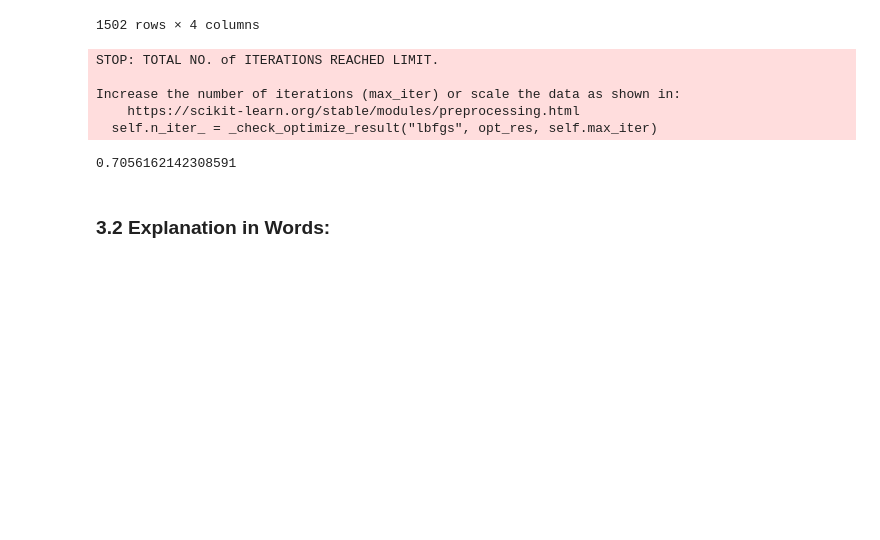
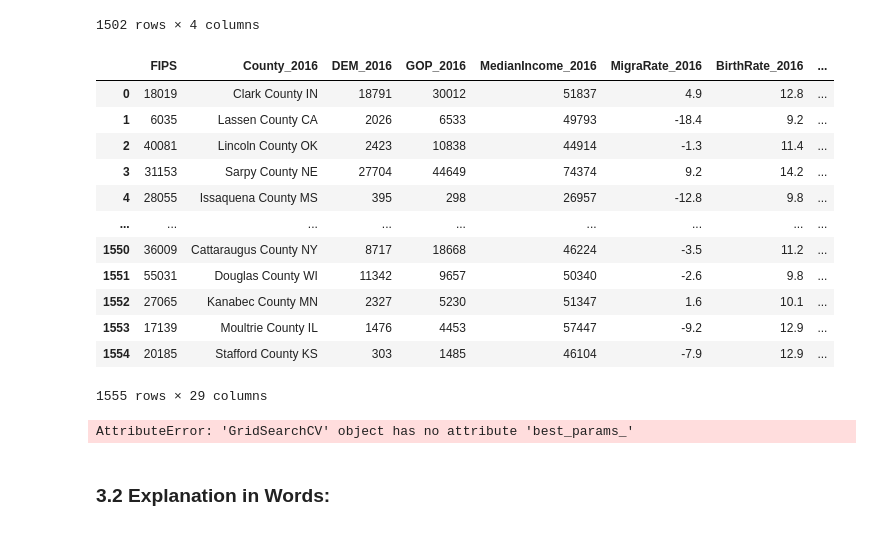
Before and after one commit to jcm497/MLFinalProj, a Jupyter notebook: CS 4780 Final Project Student Template.ipynb, the cells around one changed output. Saved outputs shown, nothing was run; the diff lists cells and outputs as text; code cells hidden in the pictures; blank space fills up the shorter version.

Commit message:
mlp_model

```diff
--- a/CS 4780 Final Project Student Template.ipynb
+++ b/CS 4780 Final Project Student Template.ipynb
@@ -207,7 +207,7 @@ df_combined["BirthRateChange"] = df_combined["BirthRate_2016"] - df_combined["Bi
 df_combined["DeathRateChange"] = df_combined["DeathRate_2016"] - df_combined["DeathRate_2012"]
 df_combined["BachelorRateChange"] = df_combined["BachelorRate_2016"] - df_combined["BachelorRate_2012"]
 df_combined["UnemploymentRateChange"] = df_combined["UnemploymentRate_2016"] - df_combined["UnemploymentRate_2012"]
-df_combined["DemLeadPercent_2012"] = 100*(df_combined["DEM_2012"] - df_combined["GOP_2012"]) / df_combined["TotalVoters_2012"]
+# df_combined["DemLeadPercent_2012"] = 100*(df_combined["DEM_2012"] - df_combined["GOP_2012"]) / df_combined["TotalVoters_2012"]
 # %%
 # df_2012
 df_combined.to_csv(path_or_buf="df_combined.csv", index=False)
@@ -249,3 +249,19 @@ df_graph_aggregated
 | 1500 | 56043 | 0 | 4 | 0.0 |
 | 1501 | 56045 | 0 | 4 | 0.0 |
 1502 rows × 4 columns
+# %%
+df_combined
+# %% [output]
+|  | FIPS | County_2016 | DEM_2016 | GOP_2016 | MedianIncome_2016 | MigraRate_2016 | BirthRate_2016 | ... |
+| 0 | 18019 | Clark County IN | 18791 | 30012 | 51837 | 4.9 | 12.8 | ... |
+| 1 | 6035 | Lassen County CA | 2026 | 6533 | 49793 | -18.4 | 9.2 | ... |
+| 2 | 40081 | Lincoln County OK | 2423 | 10838 | 44914 | -1.3 | 11.4 | ... |
+| 3 | 31153 | Sarpy County NE | 27704 | 44649 | 74374 | 9.2 | 14.2 | ... |
+| 4 | 28055 | Issaquena County MS | 395 | 298 | 26957 | -12.8 | 9.8 | ... |
+| ... | ... | ... | ... | ... | ... | ... | ... | ... |
+| 1550 | 36009 | Cattaraugus County NY | 8717 | 18668 | 46224 | -3.5 | 11.2 | ... |
+| 1551 | 55031 | Douglas County WI | 11342 | 9657 | 50340 | -2.6 | 9.8 | ... |
+| 1552 | 27065 | Kanabec County MN | 2327 | 5230 | 51347 | 1.6 | 10.1 | ... |
+| 1553 | 17139 | Moultrie County IL | 1476 | 4453 | 57447 | -9.2 | 12.9 | ... |
+| 1554 | 20185 | Stafford County KS | 303 | 1485 | 46104 | -7.9 | 12.9 | ... |
+1555 rows × 29 columns
@@ -253,20 +286,28 @@ df_graph_aggregated
 # Make sure you comment your code clearly and you may refer to these comments in the part 3.2
 # try new algorithms 1
 from sklearn.neural_network import MLPClassifier
-MLP_model = MLPClassifier(solver='lbfgs', alpha=0.1, hidden_layer_sizes=(5, 2), random_state=1)
-MLP_model.fit(X_train, y_train)
-MLP_pred = MLP_model.predict(X_val)
+from itertools import combinations
+# MLP_model = MLPClassifier(solver='lbfgs', alpha=0.3, hidden_layer_sizes=(7, 10), random_state=1, max_iter=200)
 
-weighted_accuracy(MLP_pred,y_val)
+# MLP_model.fit(X_train_combined, y_train_combined)
+# MLP_pred = MLP_model.predict(X_val_combined)
 
+# weighted_accuracy(MLP_pred,y_val_combined)
+MLP_model = MLPClassifier()
+parameters = {'solver':('lbfgs', 'sgd', 'adam'),
+              'activation':('identity', 'logistic', 'tanh', 'relu'),
+              'hidden_layer_sizes': list(combinations(list(range(1,21)), 2)),
+             'alpha': list(np.arange(0, 1, 0.1))}
+
+mlp_clf = GridSearchCV(MLP_model, parameters)
+mlp_clf.fit(X_train_combined, y_train_combined)
+
+#clf.cv_results_ #['rank_test_score']
+#clf.best_estimator_
+mlp_clf.best_params_
 # TODO
 # %% [output]
-STOP: TOTAL NO. of ITERATIONS REACHED LIMIT.
-
-Increase the number of iterations (max_iter) or scale the data as shown in:
-    https://scikit-learn.org/stable/modules/preprocessing.html
-  self.n_iter_ = _check_optimize_result("lbfgs", opt_res, self.max_iter)
+AttributeError: 'GridSearchCV' object has no attribute 'best_params_'
-0.7056162142308591
 # %%
 X_test = df_2016_test[["MedianIncome", "BachelorRate", "MigraRate", "BirthRate", "DeathRate", "UnemploymentRate","State"]]
 # MLP
```
Also changed, not shown: parts of 1 cell of this notebook, 1 other file.
